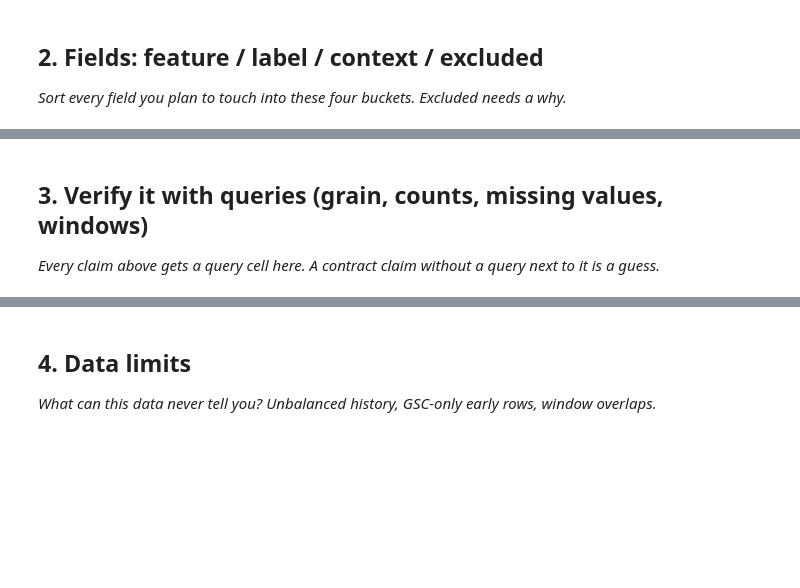
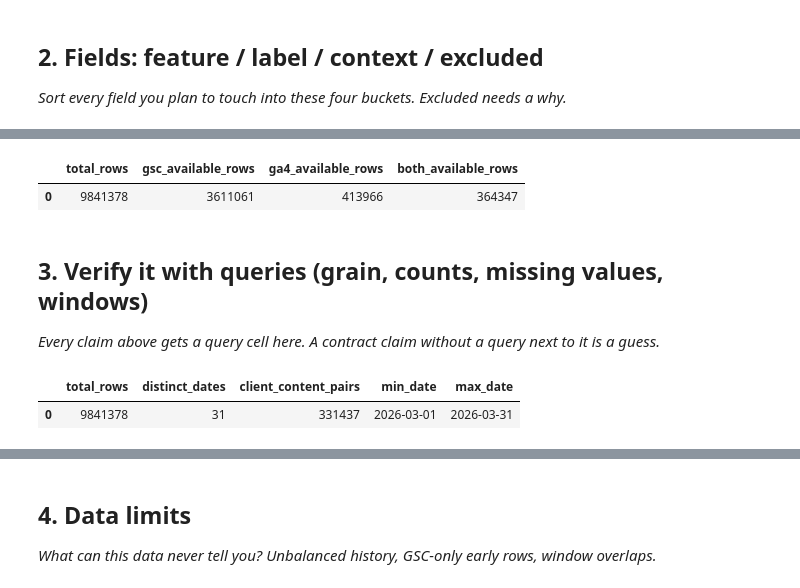
Before and after one commit to ahmed-morad15/flyrank-ml-internship, a Jupyter notebook: work/notebooks/w03_data_contract.ipynb, the cells around one changed output, grey strips where cells are left out. Drawn from its saved outputs; the diff is of its cells as text; code cells hidden in the pictures; blank space fills up the shorter version.

```diff
--- a/work/notebooks/w03_data_contract.ipynb
+++ b/work/notebooks/w03_data_contract.ipynb
@@ -23,3 +373,21 @@ This skeleton is yours to fill. Work the sections **in order** — each one has
+# %%
+q3 = con.sql(f"""
+SELECT
+    COUNT(*) AS total_rows,
+    COUNT(*) FILTER (WHERE gsc_data_available IS TRUE) AS gsc_available_rows,
+    COUNT(*) FILTER (WHERE ga4_data_available IS TRUE) AS ga4_available_rows,
+    COUNT(*) FILTER (
+        WHERE gsc_data_available IS TRUE
+          AND ga4_data_available IS TRUE
+    ) AS both_available_rows
+FROM {REL}
+WHERE month = '2026-03'
+""").df()
+
+q3
+# %% [output]
+|  | total_rows | gsc_available_rows | ga4_available_rows | both_available_rows |
+| 0 | 9841378 | 3611061 | 413966 | 364347 |
 # %% [markdown]
 ## 3. Verify it with queries (grain, counts, missing values, windows)
 
@@ -29,0 +395,16 @@ This skeleton is yours to fill. Work the sections **in order** — each one has
+# %%
+q1 = con.sql(f"""
+SELECT
+    COUNT(*) AS total_rows,
+    COUNT(DISTINCT report_date) AS distinct_dates,
+    COUNT(DISTINCT client_hash_id || '|' || content_hash_id) AS client_content_pairs,
+    MIN(report_date) AS min_date,
+    MAX(report_date) AS max_date
+FROM {REL}
+WHERE month = '2026-03'
+""").df()
+
+q1
+# %% [output]
+|  | total_rows | distinct_dates | client_content_pairs | min_date | max_date |
+| 0 | 9841378 | 31 | 331437 | 2026-03-01 | 2026-03-31 |
```
Also changed, not shown: parts of 24 cells of this notebook.
